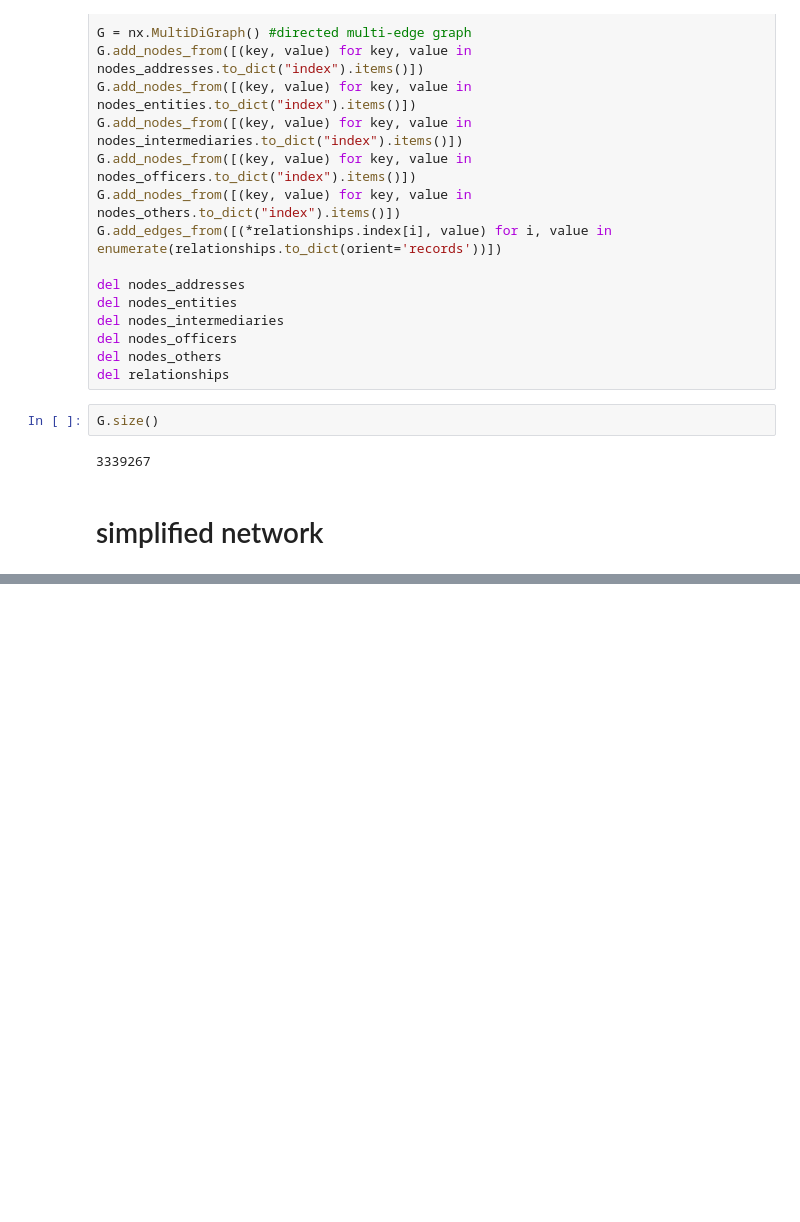
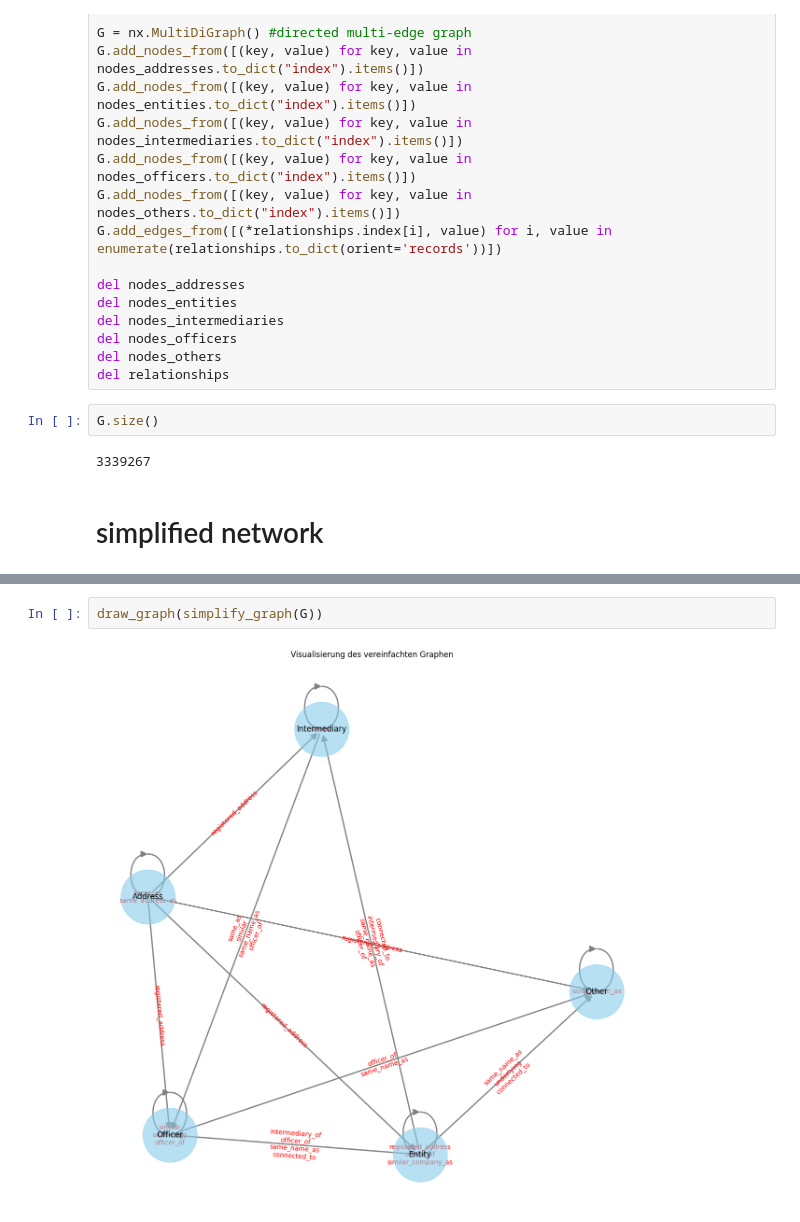
Before and after one commit to gabrieltorresgamez/fhnw-san-project, a Jupyter notebook: notebook.ipynb, the cells around one changed output, grey strips where cells are left out. Cells and saved outputs as stored; diff of their text form; blank space fills up the shorter version.

```diff
--- a/notebook.ipynb
+++ b/notebook.ipynb
@@ -163,0 +274,4 @@ nx.number_weakly_connected_components(one_mode)
+# %%
+draw_graph(simplify_graph(G))
+# %% [output]
+[figure, added]
```
Also changed, not shown: parts of 16 cells of this notebook.
